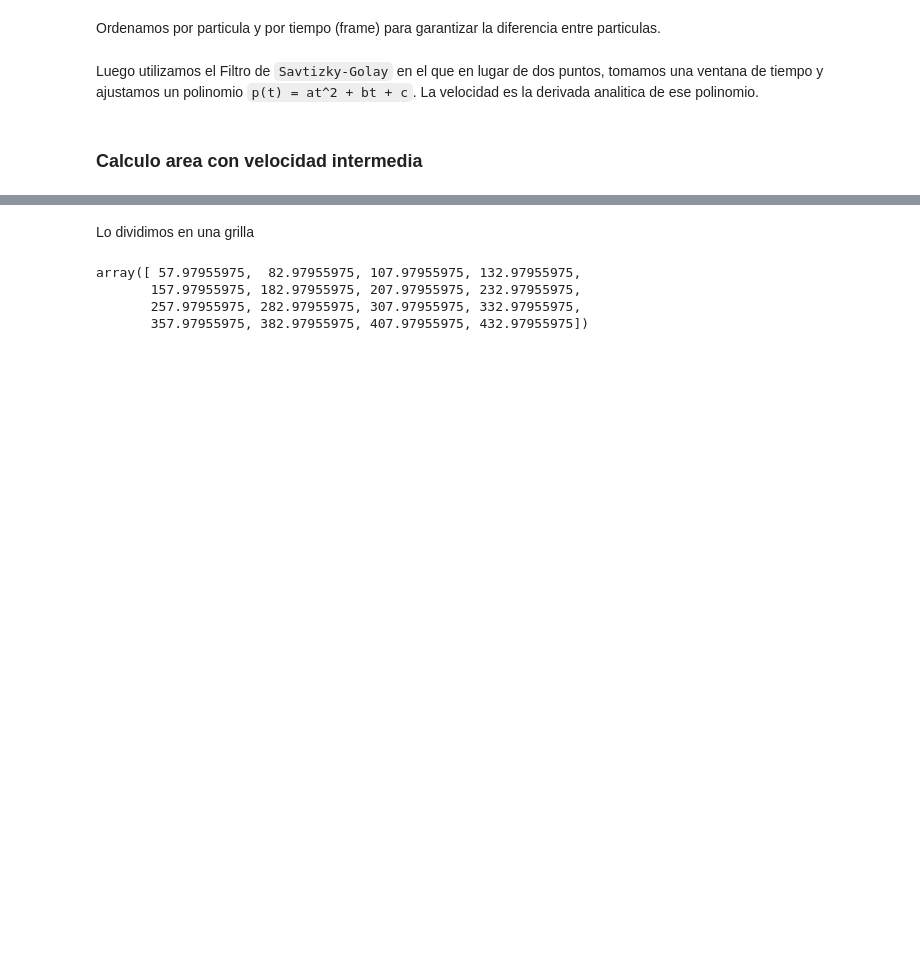
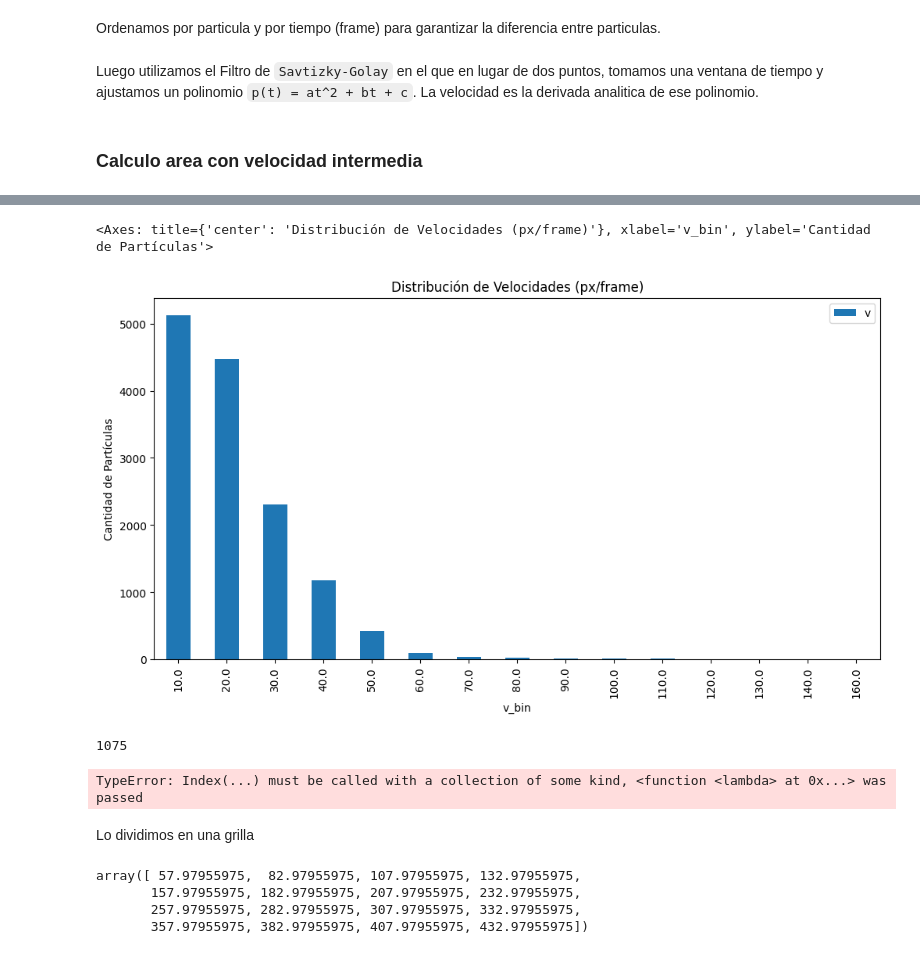
Before and after one commit to LijsTh/Hidrogel-Lab, a Jupyter notebook: main.ipynb, the cells around one changed output, grey strips where cells are left out. Cells and saved outputs as stored; diff of their text form; code cells hidden in the pictures; blank space fills up the shorter version.

```diff
--- a/main.ipynb
+++ b/main.ipynb
@@ -207,4 +213,4 @@ t.dropna(subset=['vx', 'vy'], inplace=True)
 # %% [markdown]
 ### Calculo area con velocidad intermedia
 # %%
-t[t.frame == 3000]
+t['v'] = np.sqrt(t['vx']**2 + t['vy']**2)
@@ -229,3 +233,23 @@ t[t.frame == 3000]
+# %%
+t.v.describe()
+import seaborn as sns
+import matplotlib.pyplot as plt
+
+t['v_bin'] = t.v.map(lambda x: round(x, -1))
+speed_bins = t[t.v_bin > 0.2].groupby('v_bin').agg({'v': 'count'}).copy()
+speed_bins.plot(kind='bar', figsize=(12, 6), title='Distribución de Velocidades (px/frame)', ylabel='Cantidad de Partículas')
+# %% [output]
+<Axes: title={'center': 'Distribución de Velocidades (px/frame)'}, xlabel='v_bin', ylabel='Cantidad de Partículas'>
+[figure, added]
+# %%
+t.particle.nunique()
+# %% [output]
+1075
+# %%
+max_speed = t.v.max()
+t = t[(t.v < max_speed * 0.8) & (t.v > max_speed * 0.2)]
+# %% [output]
+TypeError: Index(...) must be called with a collection of some kind, <function <lambda> at 0x...> was passed
 # %% [markdown]
 Lo dividimos en una grilla
 # %%
```
Also changed, not shown: parts of 6 cells of this notebook, 2 other files.
